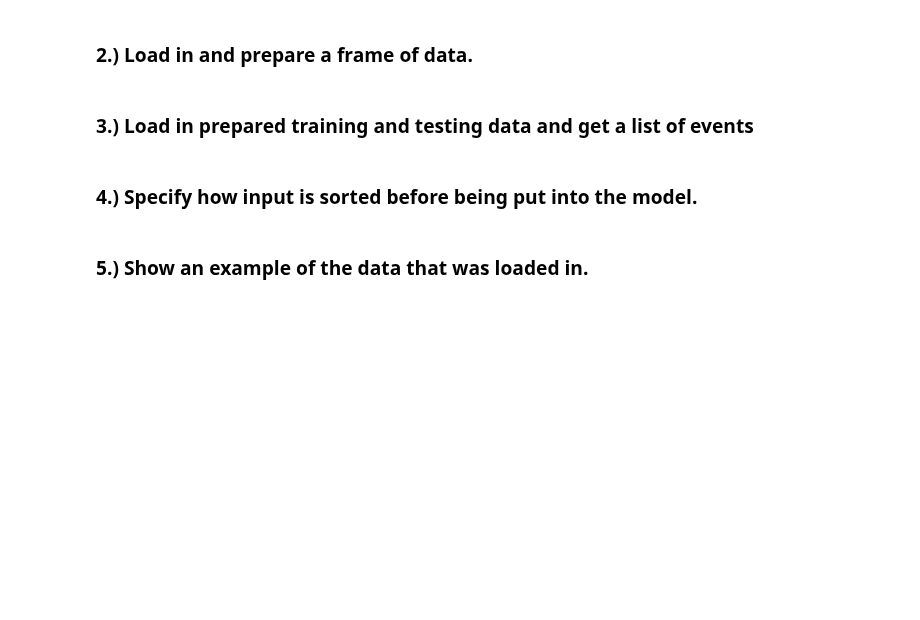
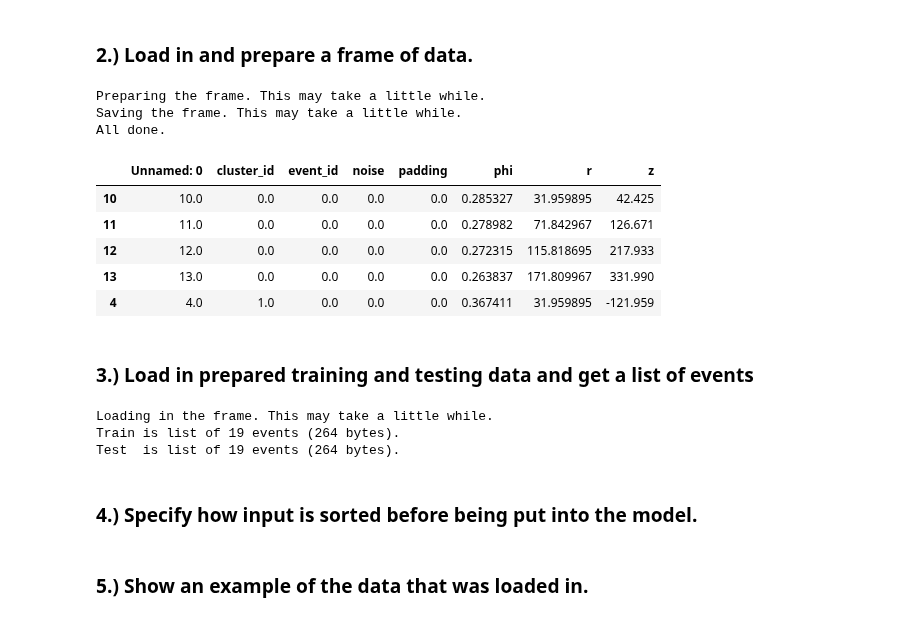
Before and after one commit to DZurawski/Fermi-Internship-2017, a Jupyter notebook: Track/-HOW-TO-USE-.ipynb, the cells around one changed output. Drawn from its saved outputs; the diff is of its cells as text; code cells hidden in the pictures; blank space fills up the shorter version.

Commit message:
Fixed up HOWTOUSE notebook to allow for a small frame example.

```diff
--- a/Track/-HOW-TO-USE-.ipynb
+++ b/Track/-HOW-TO-USE-.ipynb
@@ -15,33 +19,46 @@ from tracker import extractor, utils, metrics, visuals
 # %% [markdown]
 ### 2.) Load in and prepare a frame of data.
 # %%
+importlib.reload(extractor)
 your_frame_filepath = "data/sets/ACTS-SMALL-NOT-PREPARED.gz"
 your_frame = pd.read_csv(your_frame_filepath)
 
 print("Preparing the frame. This may take a little while.")
 prepared_frame = extractor.prepare_frame(
     frame   = your_frame,
-    n_track = 25,   # Maximum number of regular tracks per event.
-    n_rows  = 200,  # Maximum number of regular hits plus number of noisy hits per event.
-    n_noise = 10,   # Number of noisy hits to add to each event.
+    n_tracks = 10,   # Maximum number of regular tracks per event.
+    n_rows  = 50,  # Maximum number of regular hits plus number of noisy hits per event.
+    n_noise = 0,   # Number of noisy hits to add to each event.
 )
+prepared_frame = prepared_frame.sort_values(["event_id", "cluster_id", "r"])
 
 print("Saving the frame. This may take a little while.")
 save_filepath = "data/sets/ACTS-SMALL-PREPARED.gz"
 prepared_frame.to_csv(save_filepath, compression="gzip")
 
 print("All done.")
+prepared_frame.head()
+# %% [output]
+Preparing the frame. This may take a little while.
+Saving the frame. This may take a little while.
+All done.
+|  | Unnamed: 0 | cluster_id | event_id | noise | padding | phi | r | z |
+| 10 | 10.0 | 0.0 | 0.0 | 0.0 | 0.0 | 0.285327 | 31.959895 | 42.425 |
+| 11 | 11.0 | 0.0 | 0.0 | 0.0 | 0.0 | 0.278982 | 71.842967 | 126.671 |
+| 12 | 12.0 | 0.0 | 0.0 | 0.0 | 0.0 | 0.272315 | 115.818695 | 217.933 |
+| 13 | 13.0 | 0.0 | 0.0 | 0.0 | 0.0 | 0.263837 | 171.809967 | 331.990 |
+| 4 | 4.0 | 1.0 | 0.0 | 0.0 | 0.0 | 0.367411 | 31.959895 | -121.959 |
 # %% [markdown]
 ### 3.) Load in prepared training and testing data and get a list of events
 # %%
-filepath_to_prepared_train_frame = "here_is_my_prepared_training_frame.gz"
-filepath_to_prepared_test_frame  = "here_is_my_prepared_testing_frame.gz"
+filepath_to_prepared_train_frame = "data/sets/ACTS-SMALL-PREPARED.gz"
+filepath_to_prepared_test_frame  = "data/sets/ACTS-SMALL-PREPARED.gz"
 
 print("Loading in the frame. This may take a little while.")
 train_frame = pd.read_csv(filepath_to_prepared_train_frame)
 test_frame  = pd.read_csv(filepath_to_prepared_test_frame)
 train = utils.list_of_groups(train_frame, group="event_id")
-test  = utils.list_of_groups(test_Frame,  group="event_id")
+test  = utils.list_of_groups(test_frame,  group="event_id")
 
 print("Train is list of {0} events ({1} bytes).".format(len(train), sys.getsizeof(train)))
 print("Test  is list of {0} events ({1} bytes).".format(len(test),  sys.getsizeof(test)))
@@ -52,6 +69,10 @@ if (not utils.is_prepared(train_frame)) or (not utils.is_prepared(test_frame)):
 else:
     del train_frame # To save on memory space.
     del test_frame  # To save on memory space.
+# %% [output]
+Loading in the frame. This may take a little while.
+Train is list of 19 events (264 bytes).
+Test  is list of 19 events (264 bytes).
 # %% [markdown]
 ### 4.) Specify how input is sorted before being put into the model.
 # %%
```
Also changed, not shown: parts of 10 cells of this notebook, 4 other files.
